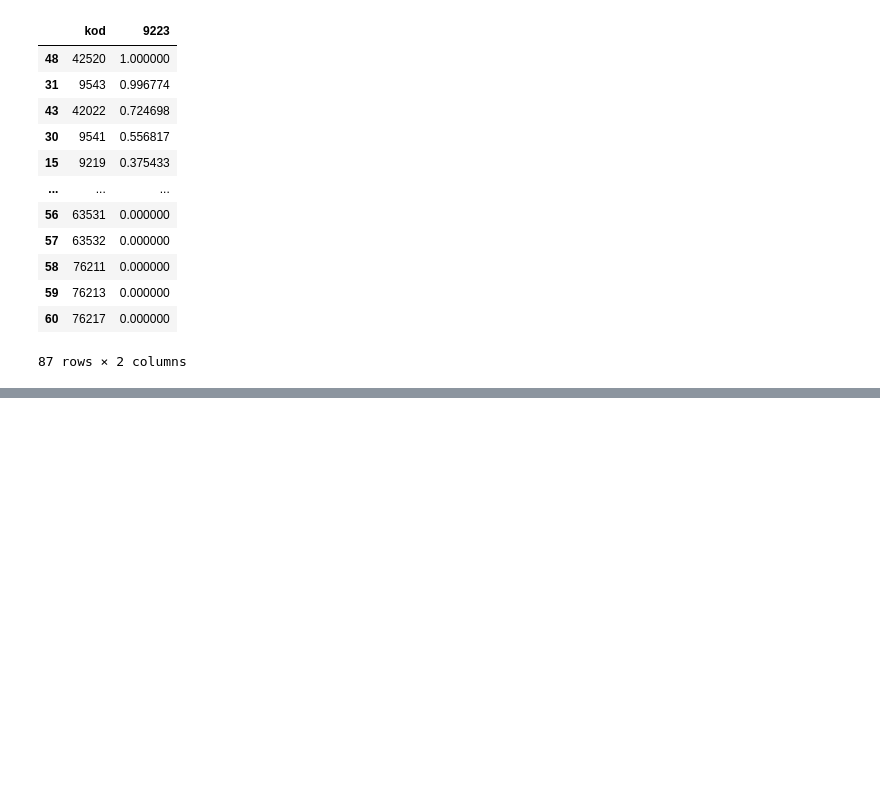
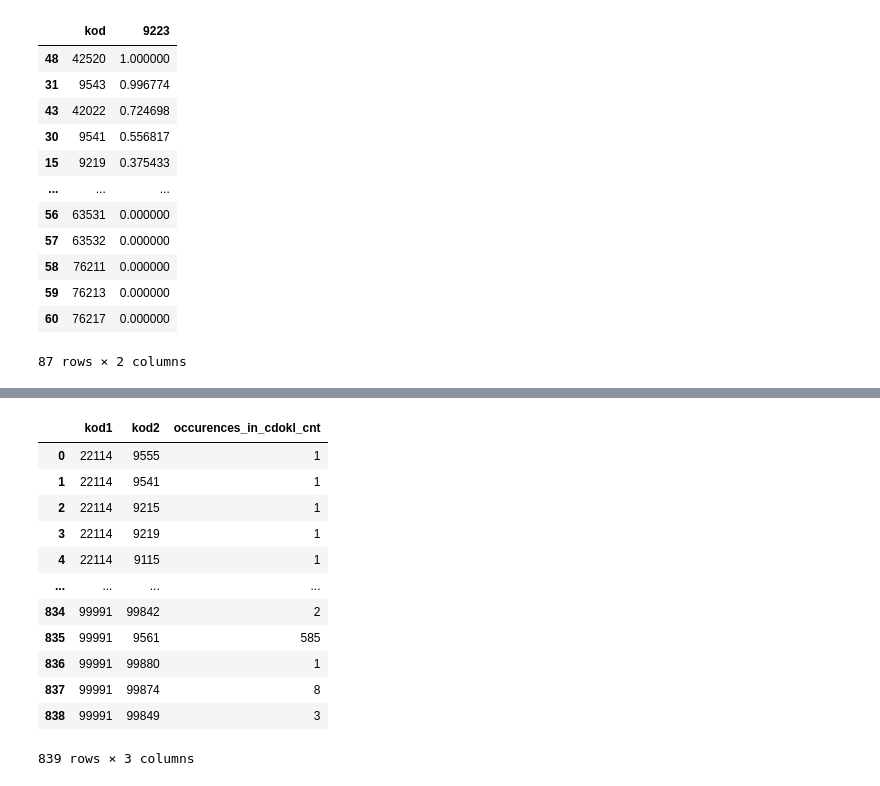
Before and after one commit to rmilosic/cody, a Jupyter notebook: dacos.ipynb, the cells around one changed output, grey strips where cells are left out. Saved outputs shown, nothing was run; the diff lists cells and outputs as text; code cells hidden in the pictures; blank space fills up the shorter version.

```diff
--- a/dacos.ipynb
+++ b/dacos.ipynb
@@ -137,0 +197,44 @@ co_occurrence_df_normalized
+# %%
+df_codes_relationships = duckdb.sql(
+    """
+    with occurrences as (
+        select
+            v1.cdokl,
+            v1.kod as kod_1,
+            v2.kod as kod_2,
+            least(kod_1) as kod1,
+            greatest(kod_2) as kod2,
+        from vykony v1
+            full join vykony v2 using (cdokl)
+        where
+            true
+            -- and cdokl in (98806, 271592)
+            and kod_1 > kod_2
+        order by cdokl, kod_1
+    )
+    select
+        kod1::text as kod1,
+        kod2::text as kod2,
+        count(*) as occurences_in_cdokl_cnt
+    from occurrences
+    group by
+        kod1,
+        kod2
+    order by kod1
+    """
+).df()
+df_codes_relationships
+# %% [output]
+|  | kod1 | kod2 | occurences_in_cdokl_cnt |
+| 0 | 22114 | 9555 | 1 |
+| 1 | 22114 | 9541 | 1 |
+| 2 | 22114 | 9215 | 1 |
+| 3 | 22114 | 9219 | 1 |
+| 4 | 22114 | 9115 | 1 |
+| ... | ... | ... | ... |
+| 834 | 99991 | 99842 | 2 |
+| 835 | 99991 | 9561 | 585 |
+| 836 | 99991 | 99880 | 1 |
+| 837 | 99991 | 99874 | 8 |
+| 838 | 99991 | 99849 | 3 |
+839 rows × 3 columns
```
Also changed, not shown: parts of 13 cells of this notebook, 3 other files.
